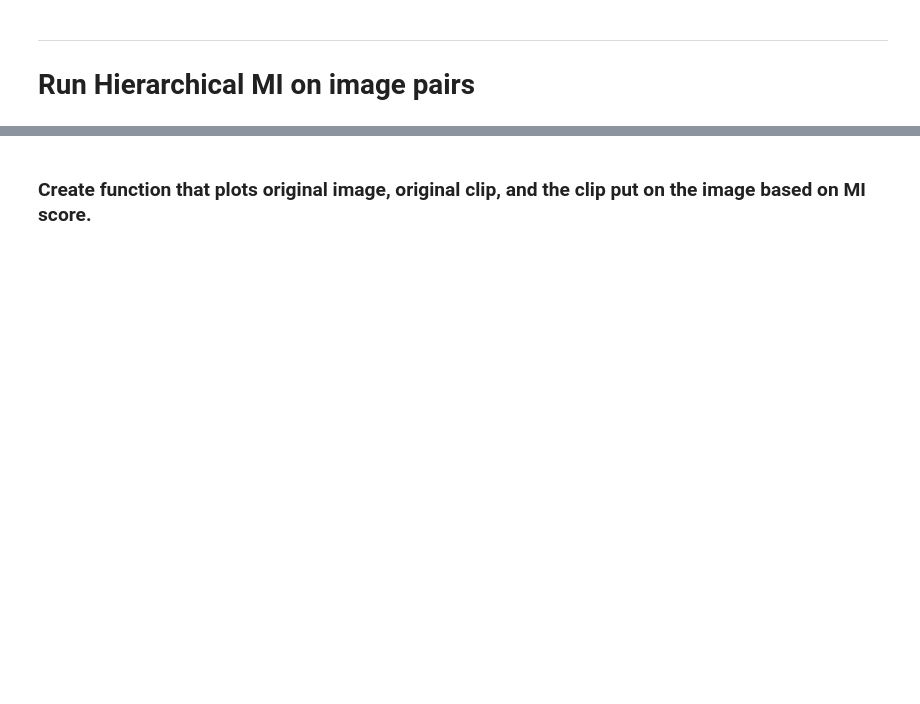
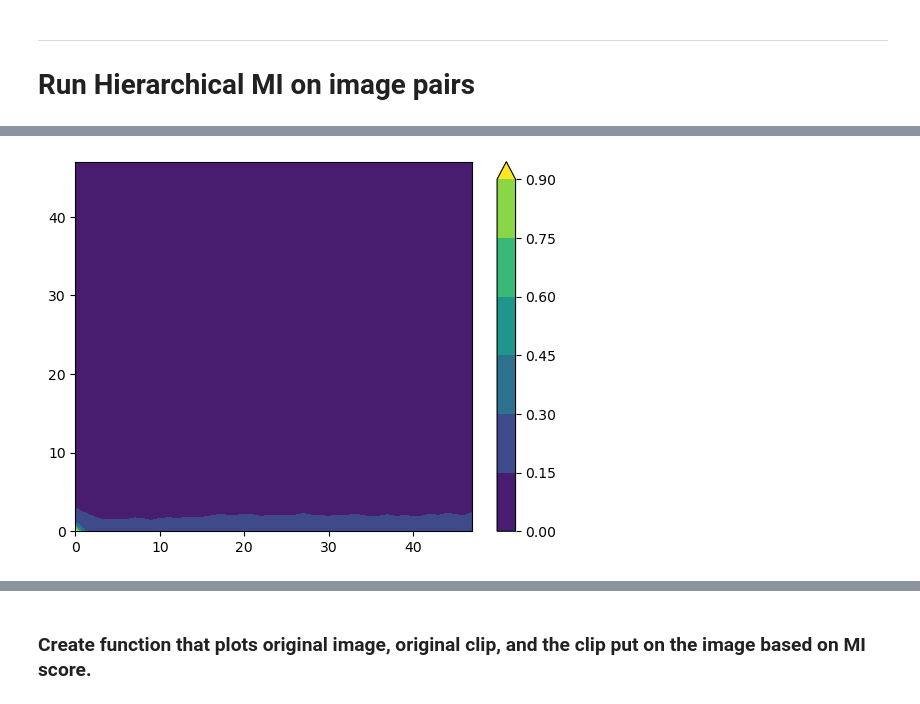
Before and after one commit to knicely/MISDT, a Jupyter notebook: MISDT.ipynb, the cells around one changed output, grey strips where cells are left out. Drawn from its saved outputs; the diff is of its cells as text; code cells hidden in the pictures; blank space fills up the shorter version.

```diff
--- a/MISDT.ipynb
+++ b/MISDT.ipynb
@@ -411,0 +426,11 @@ max_index
+# %%
+xMax, yMax = testNormMI.shape
+x = np.arange(0,xMax)
+y = np.arange(0,yMax)
+
+myIM = plt.contourf(x, y, testNormMI, cmap='viridis', vmin=0, vmax=1, extend='max')
+plt.colorbar(myIM)
+
+plt.show()
+# %% [output]
+[figure, added]
```
Also changed, not shown: parts of 30 cells of this notebook.
